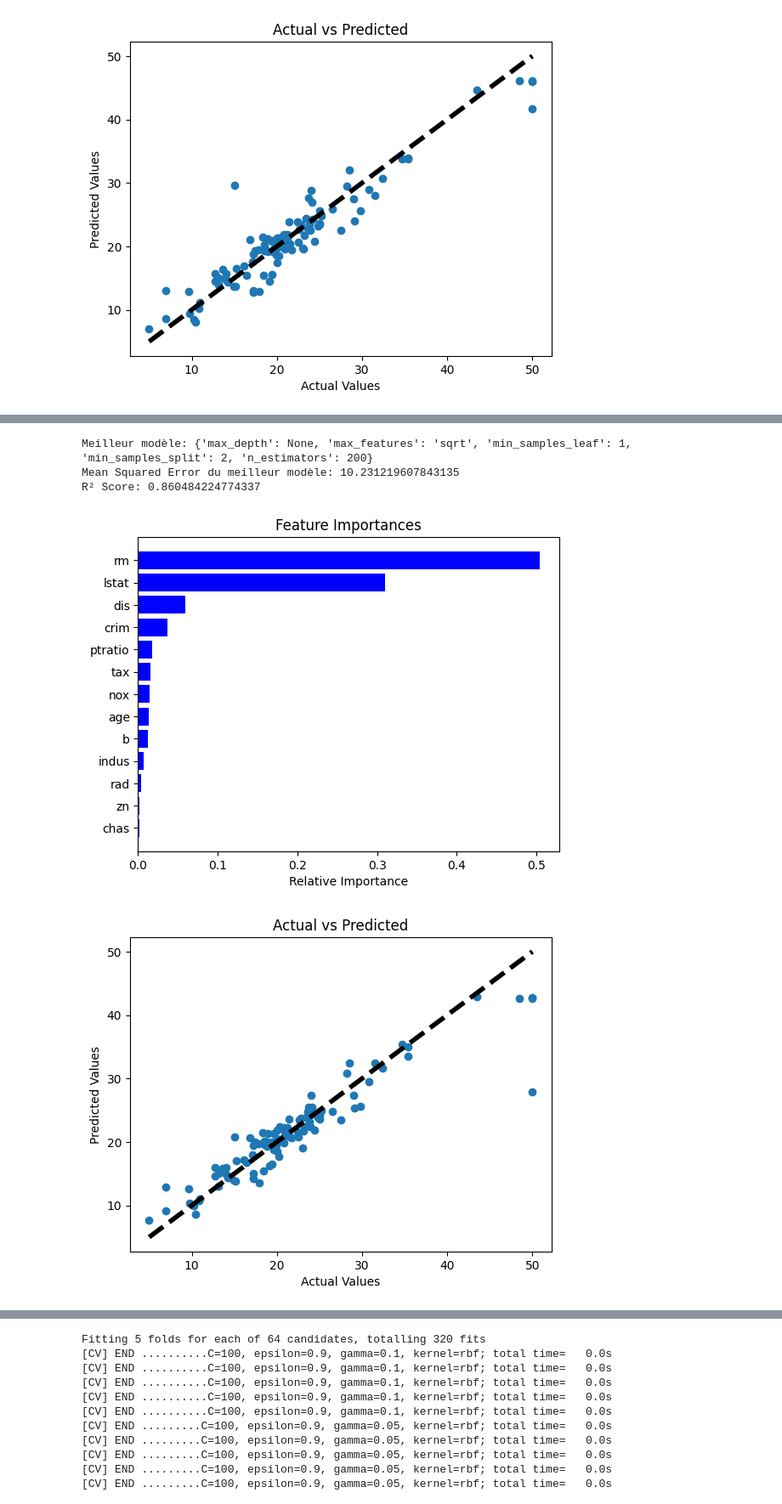
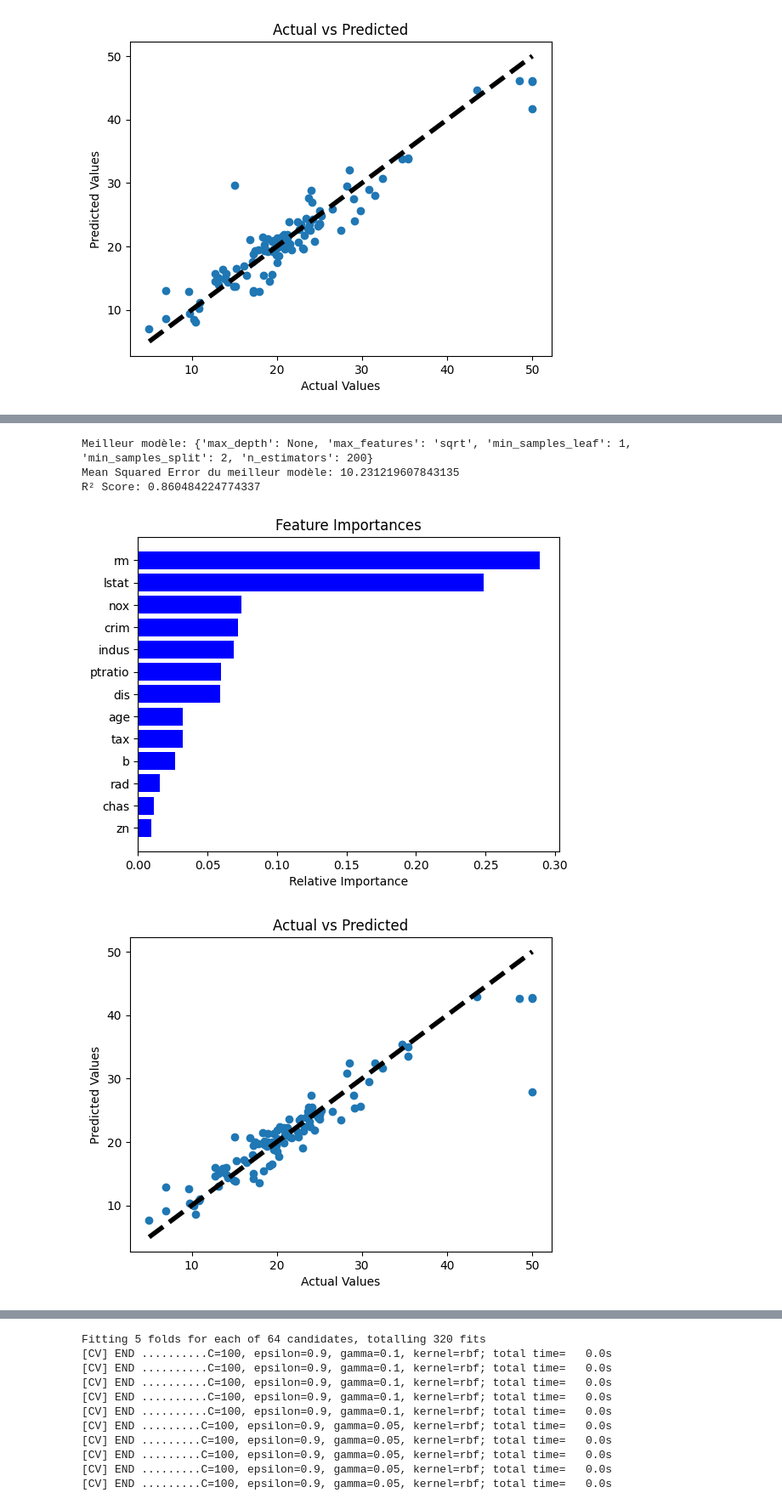
Before and after one commit to RCATENACCI/projetpythonds, a Jupyter notebook: Data-collecting.ipynb, the cells around one changed output, grey strips where cells are left out. Shown at 85% size. Cells and saved outputs as stored; diff of their text form; code cells hidden in the pictures.

```diff
--- a/Data-collecting.ipynb
+++ b/Data-collecting.ipynb
@@ -376,33 +391,33 @@ GridSearchCV(cv=5, estimator=RandomForestRegressor(random_state=42), n_jobs=-1,
 best_rf = grid_search.best_estimator_
 print("Meilleur modèle:", grid_search.best_params_)
 
 # Performance du meilleur modèle
 y_pred = best_rf.predict(X_test)
 mse = mean_squared_error(y_test, y_pred)
 print("Mean Squared Error du meilleur modèle:", mse)
 r2 = r2_score(y_test, y_pred)
 print("R² Score:", r2)
 
 
 features = X.columns
-importances = rf.feature_importances_
+importances = best_rf.feature_importances_
 indices = np.argsort(importances)
 
 plt.title('Feature Importances')
 plt.barh(range(len(indices)), importances[indices], color='b', align='center')
 plt.yticks(range(len(indices)), [features[i] for i in indices])
 plt.xlabel('Relative Importance')
 plt.show()
 
 plt.scatter(y_test, y_pred)
 plt.xlabel('Actual Values')
 plt.ylabel('Predicted Values')
 plt.title('Actual vs Predicted')
 plt.plot([y_test.min(), y_test.max()], [y_test.min(), y_test.max()], 'k--', lw=4)  # Ligne parfaite pour référence
 plt.show()
 # %% [output]
 Meilleur modèle: {'max_depth': None, 'max_features': 'sqrt', 'min_samples_leaf': 1, 'min_samples_split': 2, 'n_estimators': 200}
 Mean Squared Error du meilleur modèle: 10.231219607843135
 R² Score: 0.860484224774337
-[figure, old version]
+[figure, new version]
 [figure]
```
Also changed, not shown: parts of 22 cells of this notebook, 1 other file.
